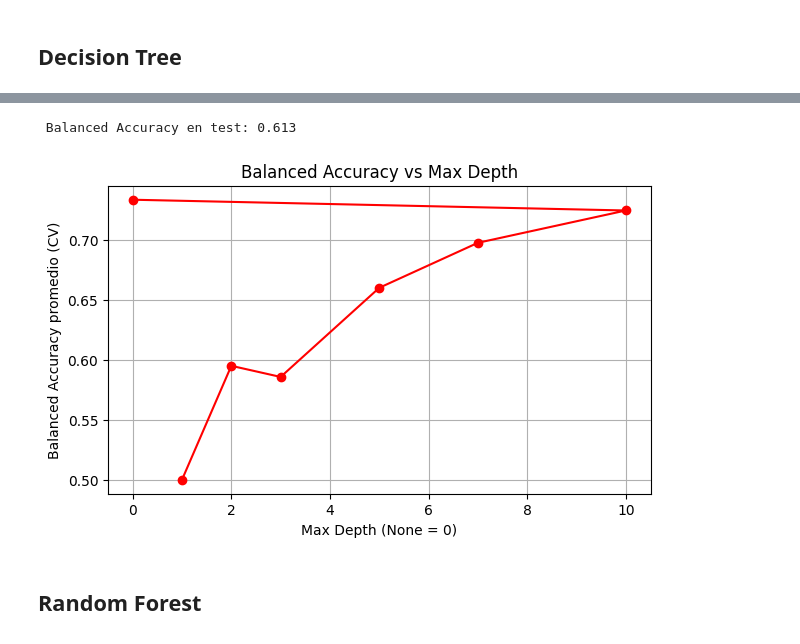
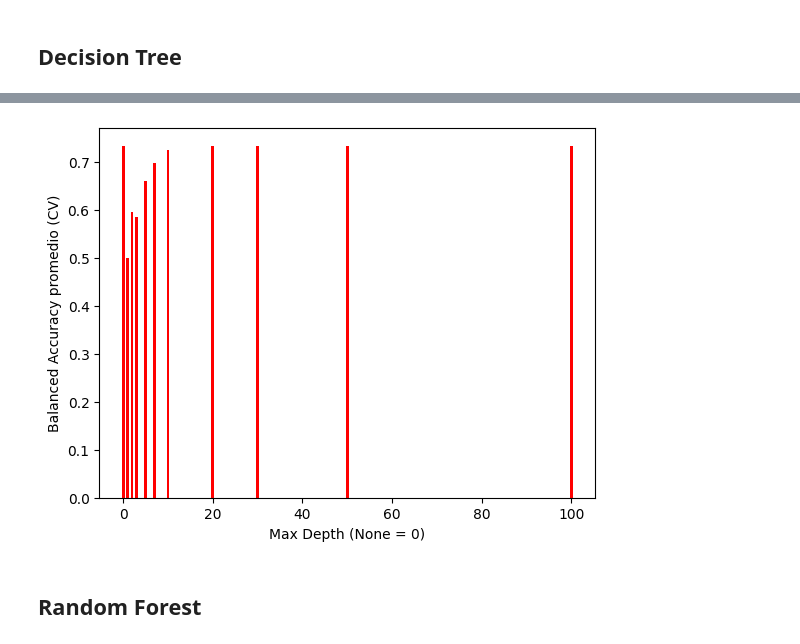
Before and after one commit to JeiGeek/ia1-LosPandas-prediccion_rendimiento_estudiantil, a Jupyter notebook: 02_Supervised_learning.ipynb, the cells around one changed output, grey strips where cells are left out. Saved outputs shown, nothing was run; the diff lists cells and outputs as text; code cells hidden in the pictures.

```diff
--- a/02_Supervised_learning.ipynb
+++ b/02_Supervised_learning.ipynb
@@ -235,7 +235,7 @@ tree = DecisionTreeClassifier(random_state=42)
 
 # Espacio de hiperparámetros para el tuning
 param_grid = {
-    'max_depth': [1, 2, 3, 5, 7, 10, None]
+    'max_depth': [1, 2, 3, 5, 7, 10, 20, 30, 50, 100, None]
 }
 
 # Validación cruzada
@@ -271,25 +345,15 @@ Fitting 5 folds for each of 7 candidates, totalling 35 fits
 # %%
-# Evaluación final en el conjunto de prueba
-best_model = grid_search.best_estimator_
-y_pred = best_model.predict(X_test)
-final_score = balanced_accuracy_score(y_test, y_pred)
-print(f"\n Balanced Accuracy en test: {final_score:.3f}\n\n")
-
-# Graficar rendimiento según max_depth
+# Gráfica
 results = grid_search.cv_results_
 depths = [d if d is not None else 0 for d in param_grid['max_depth']]
 scores = results['mean_test_score']
 
-plt.figure(figsize=(7,4))
-plt.plot(depths, scores, marker='o', color='red')
-plt.title('Balanced Accuracy vs Max Depth')
+plt.bar(depths, scores, color='red', width= 0.6)
 plt.xlabel('Max Depth (None = 0)')
 plt.ylabel('Balanced Accuracy promedio (CV)')
-plt.grid(True)
 plt.show()
 # %% [output]
- Balanced Accuracy en test: 0.613
-[figure, old version]
+[figure, new version]
 # %% [markdown]
 ## **Random Forest**
 # %% [markdown]
```
Also changed, not shown: parts of 5 cells of this notebook.
